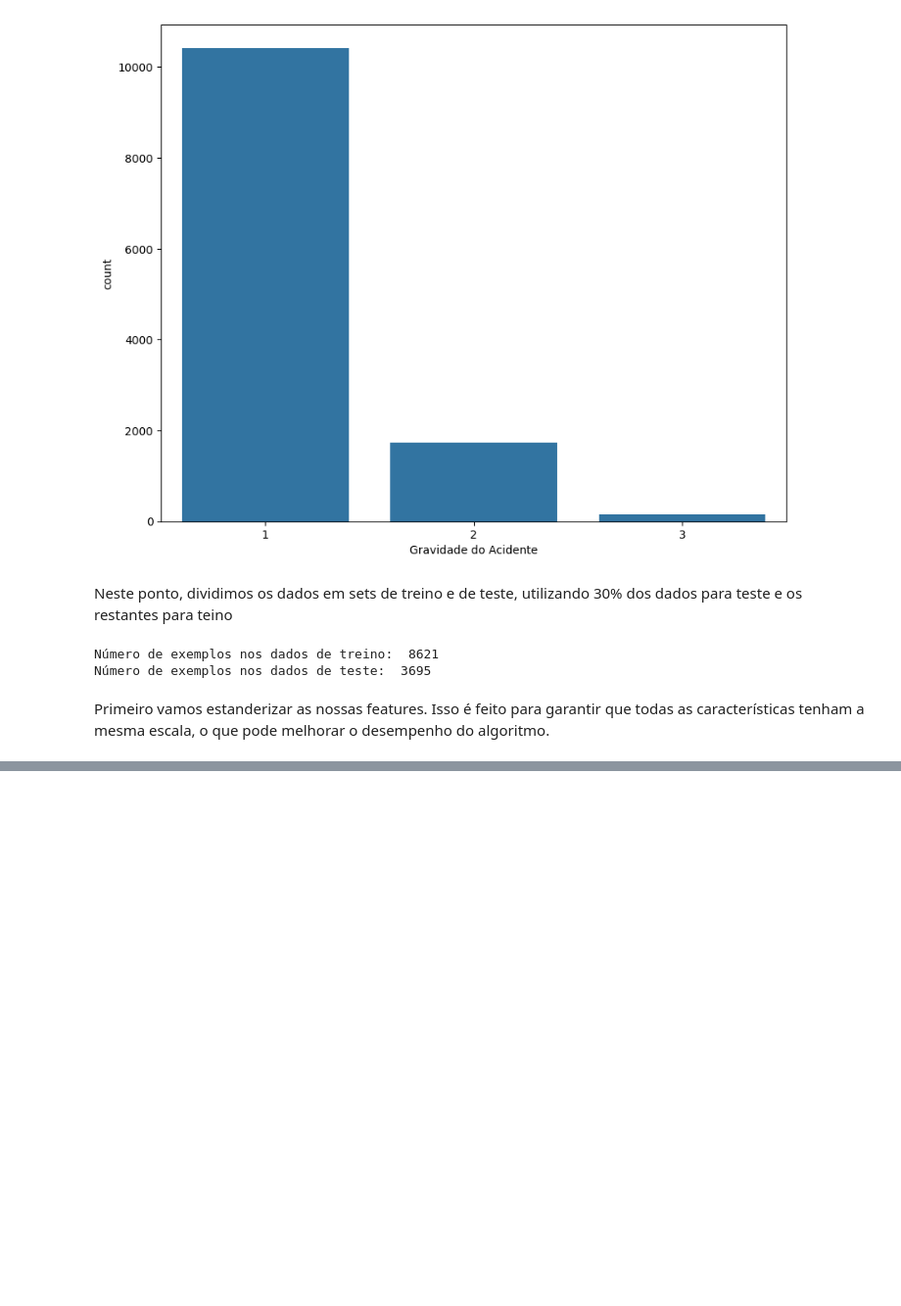
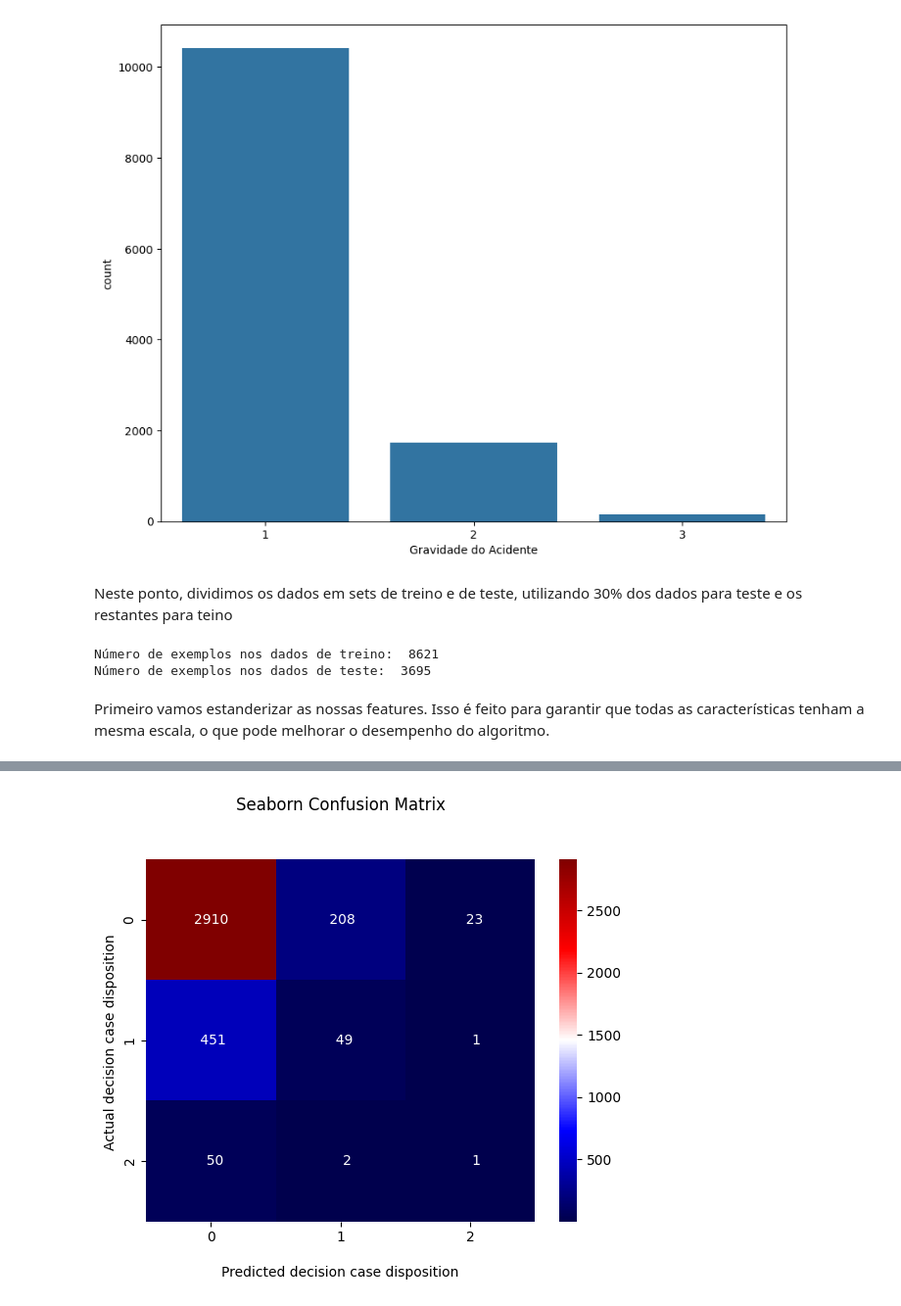
Before and after one commit to pedro-nuno-monteiro/ac_projeto, a Jupyter notebook: project scen B.ipynb, the cells around one changed output, grey strips where cells are left out. Shown at 98% size. Saved outputs shown, nothing was run; the diff lists cells and outputs as text; code cells hidden in the pictures; blank space fills up the shorter version.

```diff
--- a/project scen B.ipynb
+++ b/project scen B.ipynb
@@ -668,0 +840,10 @@ X_test = scaler.transform(X_test)
+# %%
+param_grid = {'C': [0.1, 1, 10, 100, 1000],
+                'gamma': [0.0001, 0.001, 0.01, 0.1],
+                'kernel': ['rbf', 'poly', 'sigmoid']}
+grid = GridSearchCV(SVC(), param_grid, refit=True, verbose=3)
+grid.fit(X_train, y_train)
+print(grid.best_params_)
+print(grid.best_estimator_)
+grid_predictions = grid.predict(X_test)
+print(classification_report(y_test, grid_predictions))
@@ -668,0 +862,6 @@ X_test = scaler.transform(X_test)
+# %%
+svc_1 = SVC(C=10, gamma=0.1, kernel='rbf')
+svc_1.fit(X_train, y_train)
+
+y_pred_1 = svc_1.predict(X_test)
+y_train_pred_1 = svc_1.predict(X_train)
@@ -668,0 +941,11 @@ X_test = scaler.transform(X_test)
+# %%
+cf_matrix = confusion_matrix(y_test, y_pred_1)
+
+ax = sns.heatmap(cf_matrix, annot = True, cmap = 'seismic', fmt = "4.0f")
+ax.set_title('Seaborn Confusion Matrix\n\n')
+ax.set_xlabel('\nPredicted decision case disposition')
+ax.set_ylabel('Actual decision case disposition ')
+
+plt.show()
+# %% [output]
+[figure, added]
```
Also changed, not shown: parts of 39 cells of this notebook, 1 other file.
